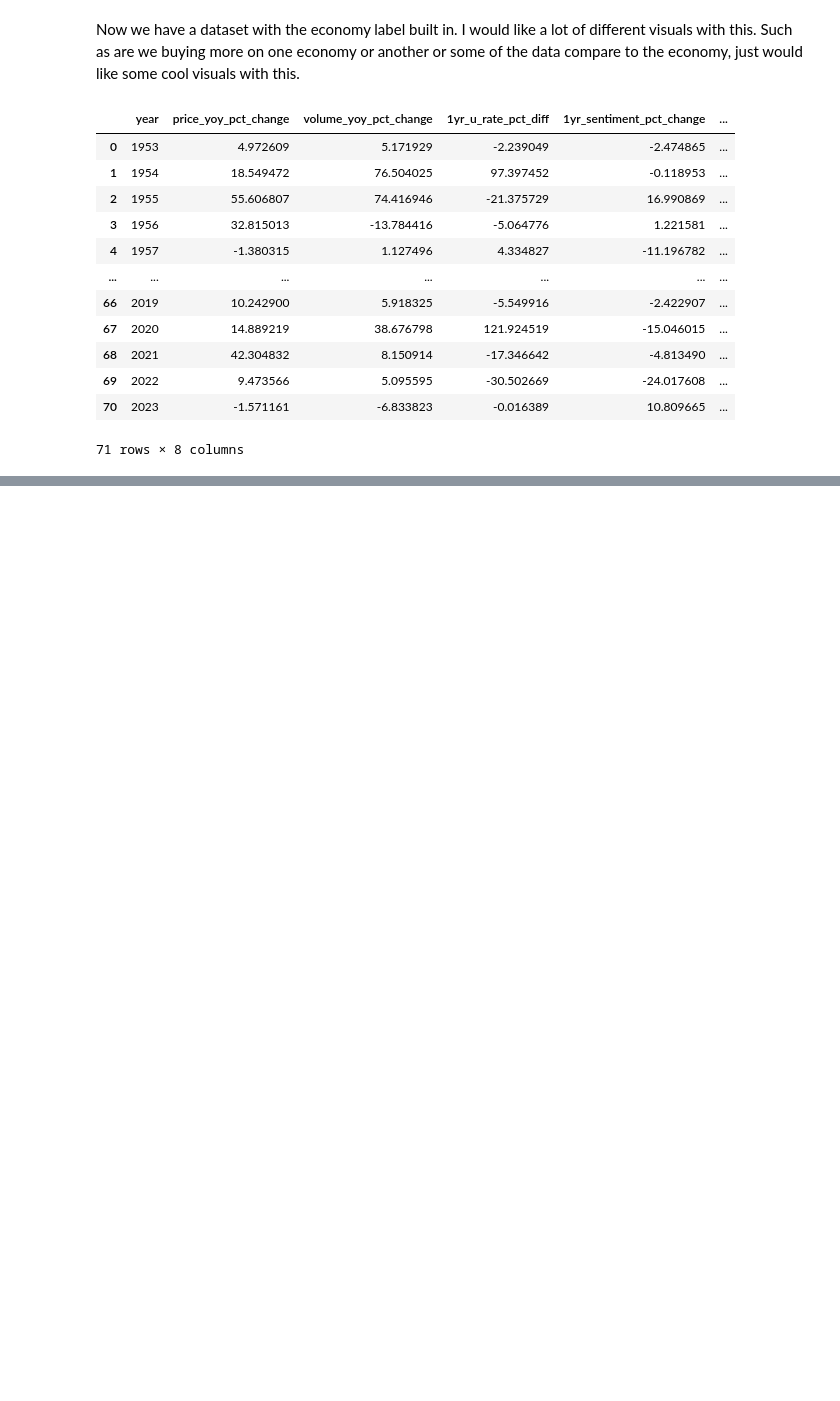
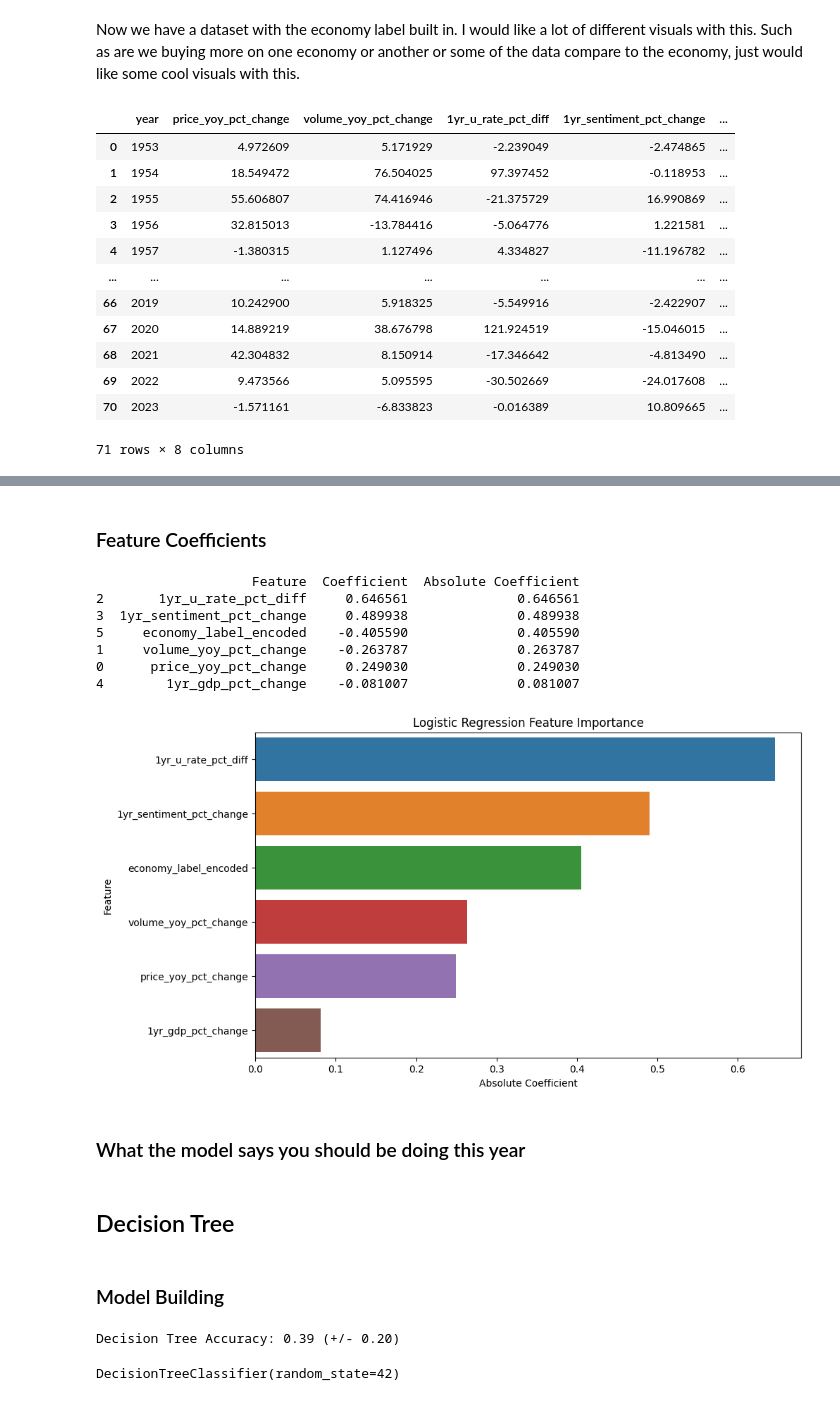
Before and after one commit to calvinraab/ML_Algorithmic_Trading, a Jupyter notebook: model_building.ipynb, the cells around one changed output, grey strips where cells are left out. Cells and saved outputs as stored; diff of their text form; code cells hidden in the pictures; blank space fills up the shorter version.

```diff
--- a/model_building.ipynb
+++ b/model_building.ipynb
@@ -432,0 +525,31 @@ economic_data_with_economy_label
+# %% [markdown]
+### Feature Coefficients
+# %%
+import numpy as np
+
+# Feature importance for Logistic Regression
+log_reg_coef = pd.DataFrame({
+    'Feature': features,
+    'Coefficient': log_reg.coef_[0]
+})
+
+log_reg_coef['Absolute Coefficient'] = np.abs(log_reg_coef['Coefficient'])
+log_reg_coef = log_reg_coef.sort_values(by='Absolute Coefficient', ascending=False)
+print(log_reg_coef)
+
+# Visualize
+plt.figure(figsize=(10, 6))
+sns.barplot(x='Absolute Coefficient', y='Feature', data=log_reg_coef)
+plt.title('Logistic Regression Feature Importance')
+plt.show()
+# %% [output]
+                    Feature  Coefficient  Absolute Coefficient
+2       1yr_u_rate_pct_diff     0.646561              0.646561
+3  1yr_sentiment_pct_change     0.489938              0.489938
+5     economy_label_encoded    -0.405590              0.405590
+1     volume_yoy_pct_change    -0.263787              0.263787
+0      price_yoy_pct_change     0.249030              0.249030
+4        1yr_gdp_pct_change    -0.081007              0.081007
+[figure, added]
+# %% [markdown]
+### What the model says you should be doing this year
@@ -432,0 +558,19 @@ economic_data_with_economy_label
+# %% [markdown]
+## Decision Tree
+# %% [markdown]
+### Model Building
+# %%
+from sklearn.tree import DecisionTreeClassifier
+
+# Initialize Decision Tree
+tree = DecisionTreeClassifier(random_state=42)
+
+# Cross-validation
+tree_scores = cross_val_score(tree, X_train_scaled, y_train, cv=5)
+print(f'Decision Tree Accuracy: {tree_scores.mean():.2f} (+/- {tree_scores.std() * 2:.2f})')
+
+# Train the model
+tree.fit(X_train_scaled, y_train)
+# %% [output]
+Decision Tree Accuracy: 0.39 (+/- 0.20)
+DecisionTreeClassifier(random_state=42)
```
Also changed, not shown: parts of 27 cells of this notebook.
